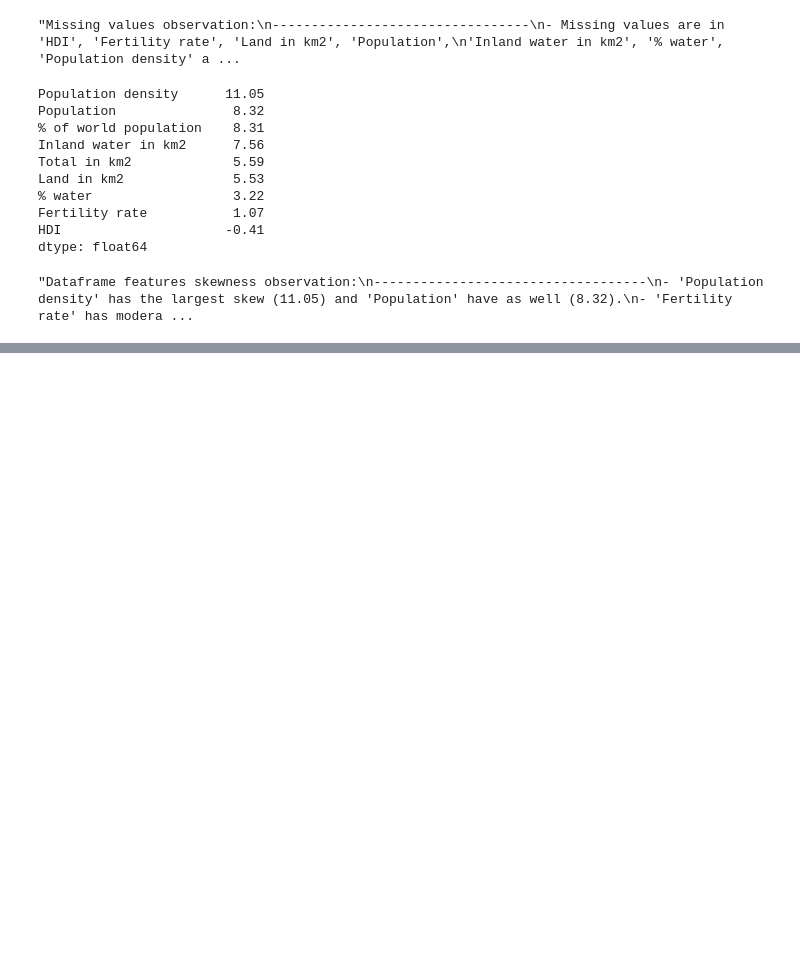
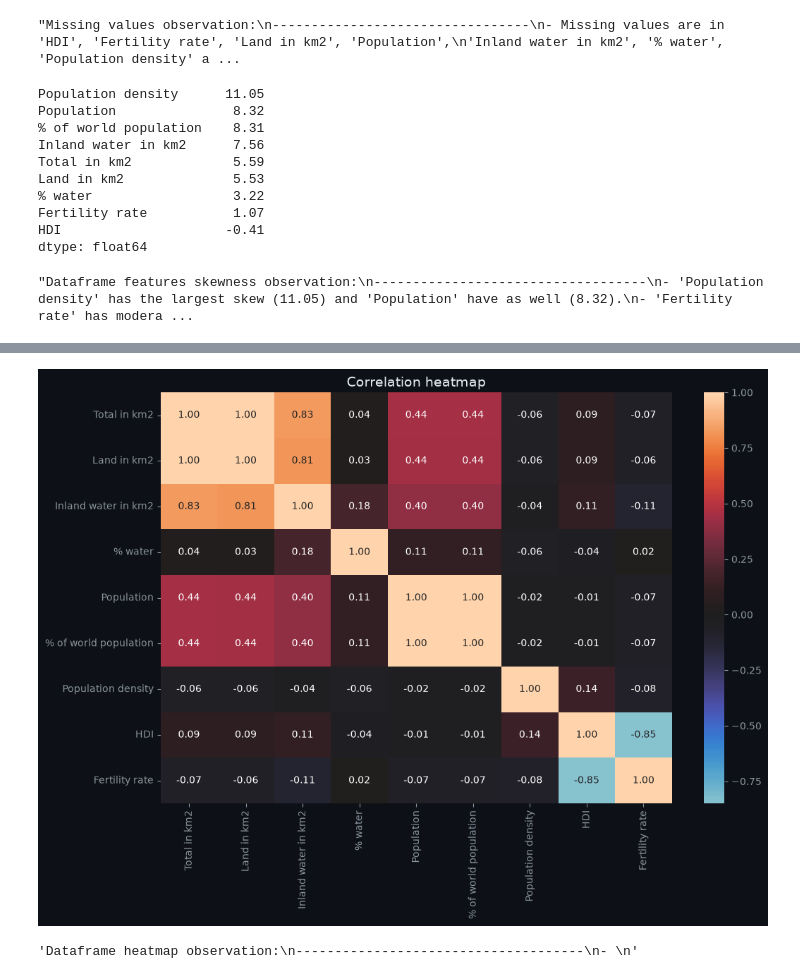
Before and after one commit to Chumus2/Wikipedia-Country-Statistics-2026-Clustering, a Jupyter notebook: ml/notebooks/EDA.ipynb, the cells around one changed output, grey strips where cells are left out. Cells and saved outputs as stored; diff of their text form; code cells hidden in the pictures; blank space fills up the shorter version.

Commit message:
Dataframe correlation analysis

```diff
--- a/ml/notebooks/EDA.ipynb
+++ b/ml/notebooks/EDA.ipynb
@@ -163,0 +199,25 @@ dtype: float64
+# %%
+corr = df.corr(numeric_only=True)
+
+plt.figure(figsize=(11, 8))
+sns.heatmap(
+    corr,
+    annot=True,
+    fmt=".2f",
+    center=0
+)
+plt.title("Correlation heatmap")
+plt.tight_layout()
+plt.show()
+"""Dataframe heatmap observation:
+-------------------------------------
+- 'Total in km2' and 'Land in km2' obviously duplicated features (corr = 1.00).
+'Population' and '% of world Population' also repeated and only distract model in future.
+- 'Island water in km2' and 'Total in km2' have strong synergy (corr = 0.81).
+- 'HDI' and 'Fertility rate' have strong invertible synergy (corr = -0.85).
+They show different meanings - they higher the level of human development
+in a country, the lower the fertility rate.
+"""
+# %% [output]
+[figure, added]
+'Dataframe heatmap observation:\n-------------------------------------\n- \n'
```
Also changed, not shown: parts of 2 cells of this notebook.
